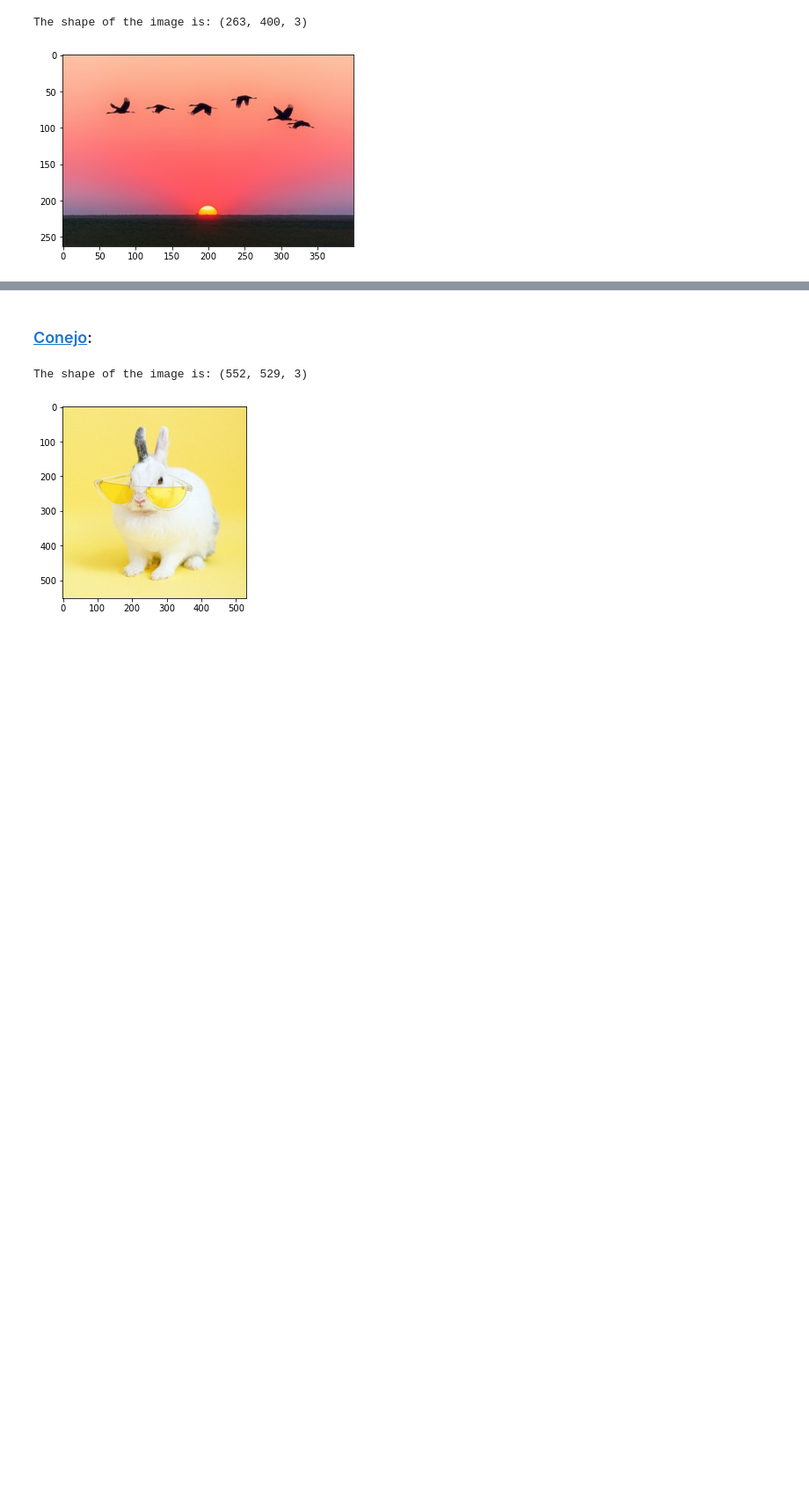
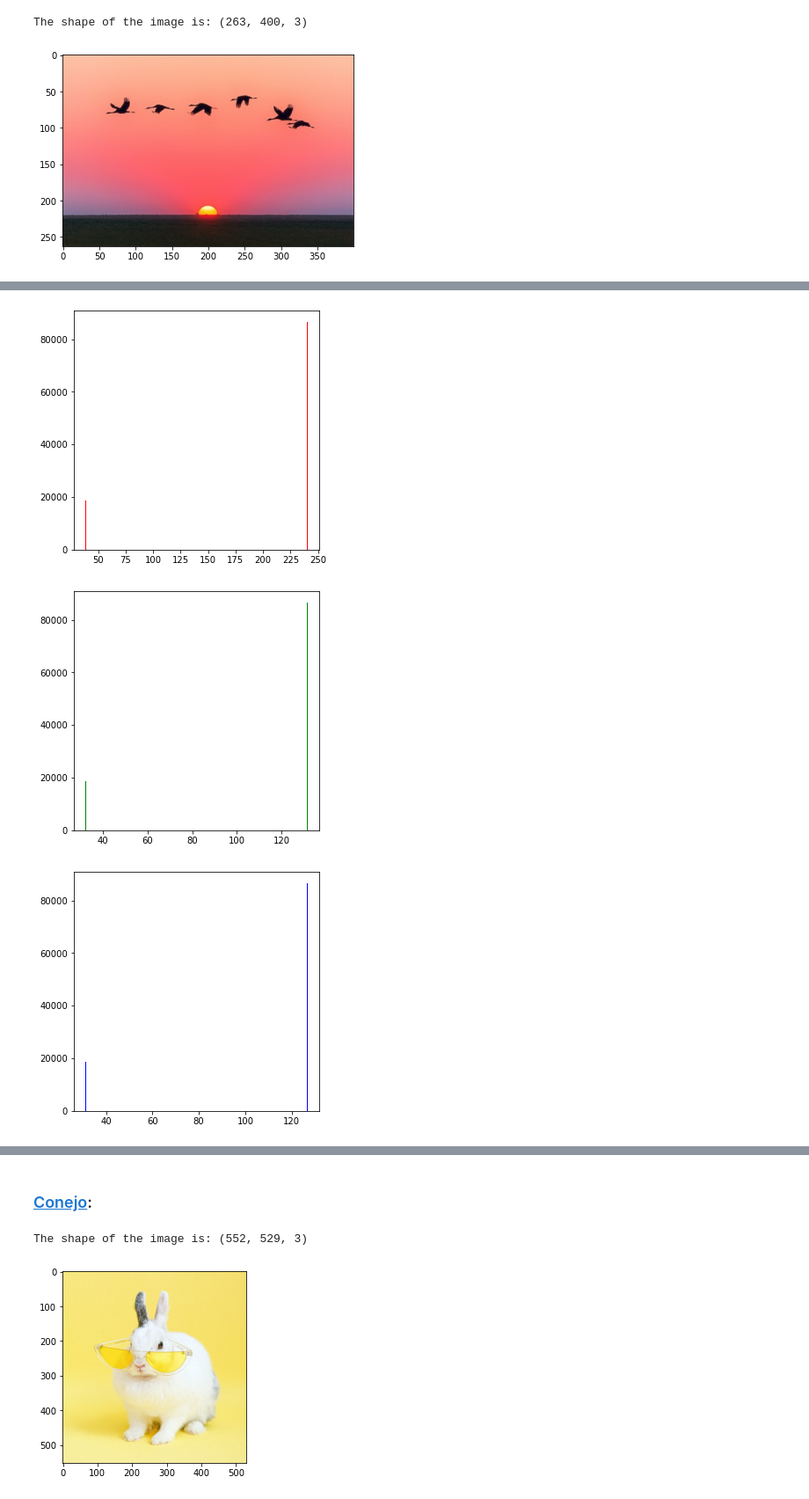
Before and after one commit to VivianGomez/t3_segmentation, a Jupyter notebook: t3_segmentation.ipynb, the cells around one changed output, grey strips where cells are left out. Shown: that part at 88% size. Drawn from its saved outputs; the diff is of its cells as text; code cells hidden in the pictures; blank space fills up the shorter version.

Commit message:
Final análisis imagen 2

```diff
--- a/t3_segmentation.ipynb
+++ b/t3_segmentation.ipynb
@@ -143,3 +147,5 @@ plt.imshow(img2)
 plt.show()
 # %% [output]
 [figure]
+# %%
+resB1 = seg.kmeans(2, img2, 25, 30, False, [(7, 0, 22), (253, 172, 148)])
@@ -146 +157,21 @@ plt.show()
+# %%
+img_redB1 = resB1[:, :, 0]
+img_greenB1 = resB1[:, :, 1]
+img_blueB1 = resB1[:, :, 2]
+
+plt.figure(figsize=(5, 5))
+plt.hist(img_redB1.ravel(), bins=256, color="r")
+plt.show()
+
+plt.figure(figsize=(5, 5))
+plt.hist(img_greenB1.ravel(), bins=256, color="g")
+plt.show()
+
+plt.figure(figsize=(5, 5))
+plt.hist(img_blueB1.ravel(), bins=256, color="b")
+plt.show()
+# %% [output]
+[figure, added]
+[figure, added]
+[figure, added]
 # %%
```
Also changed, not shown: parts of 10 cells of this notebook.
